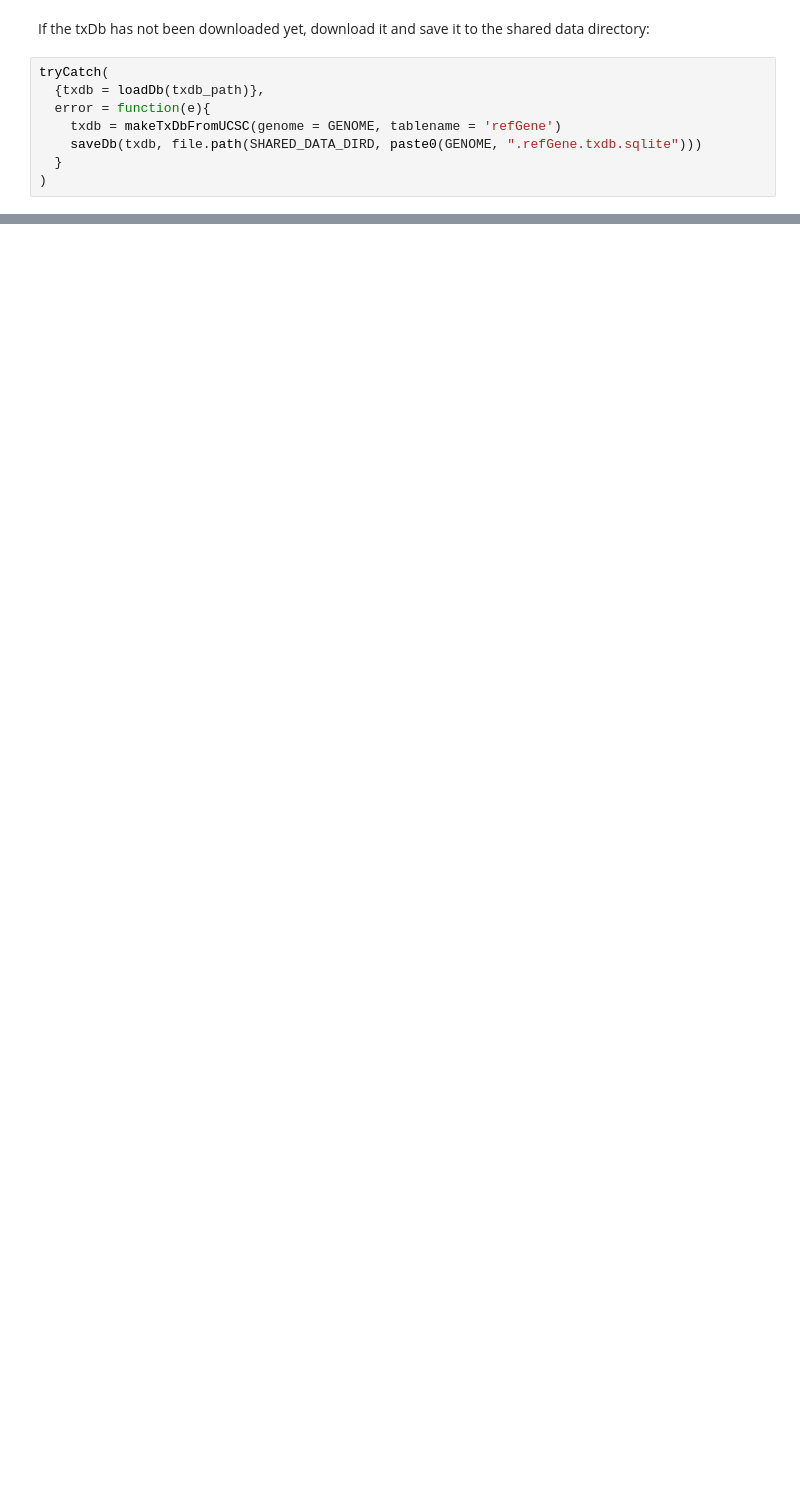
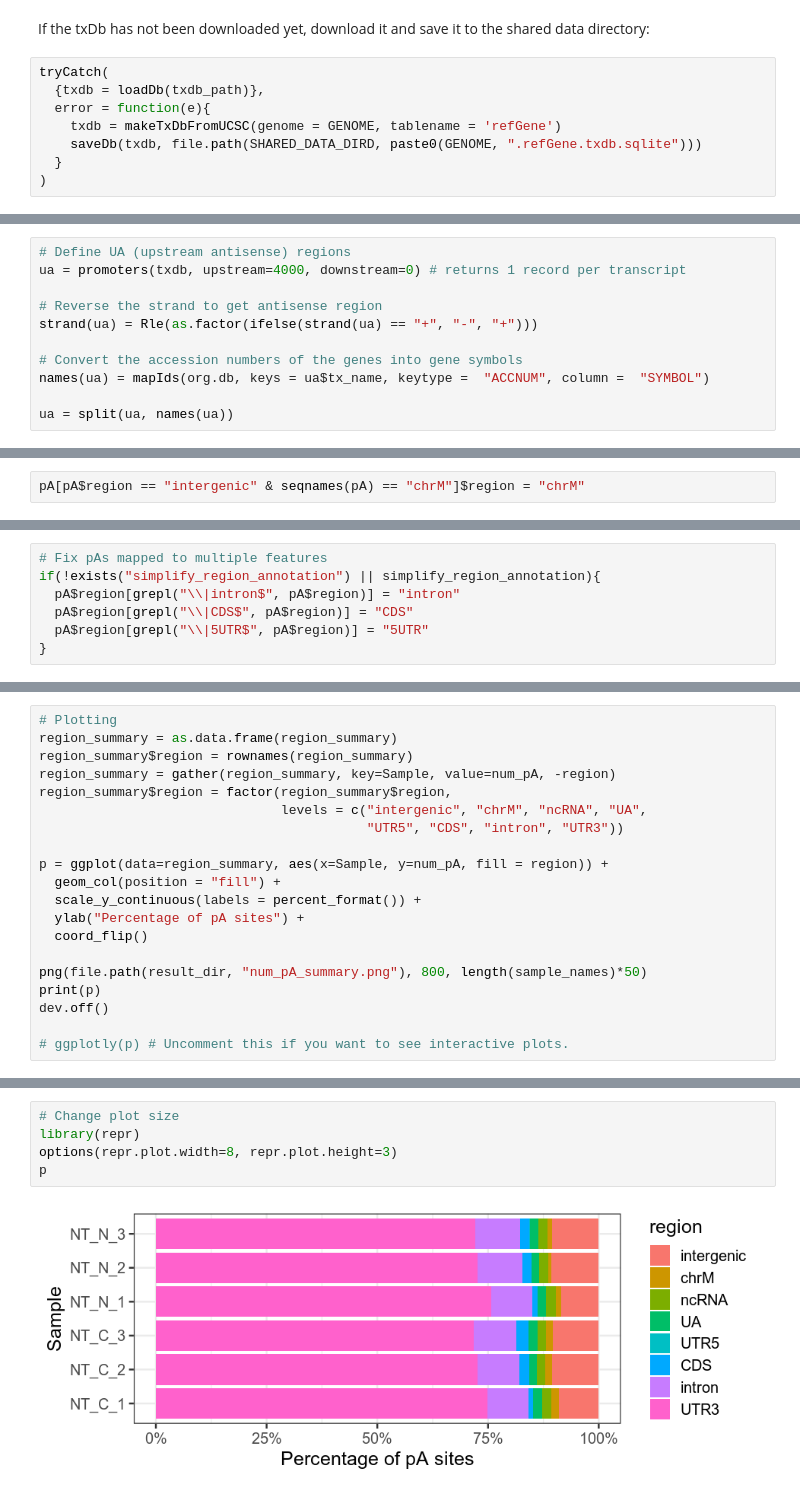
Before and after one commit to DinghaiZ/3-prime-READS-plus, a Jupyter notebook: projects/project_1/experiment_1/notebooks/Part-2.ipynb, the cells around one changed output, grey strips where cells are left out. Saved outputs shown, nothing was run; the diff lists cells and outputs as text; blank space fills up the shorter version.

```diff
--- a/projects/project_1/experiment_1/notebooks/Part-2.ipynb
+++ b/projects/project_1/experiment_1/notebooks/Part-2.ipynb
@@ -741,0 +449,11 @@ pA.df$description = mapIds(org.db, keys = pA.df$gene_symbol, keytype =  "SYMBOL"
+# %%
+# Define UA (upstream antisense) regions
+ua = promoters(txdb, upstream=4000, downstream=0) # returns 1 record per transcript
+
+# Reverse the strand to get antisense region
+strand(ua) = Rle(as.factor(ifelse(strand(ua) == "+", "-", "+")))
+
+# Convert the accession numbers of the genes into gene symbols
+names(ua) = mapIds(org.db, keys = ua$tx_name, keytype =  "ACCNUM", column =  "SYMBOL")
+
+ua = split(ua, names(ua))
@@ -741,0 +478,2 @@ pA.df$description = mapIds(org.db, keys = pA.df$gene_symbol, keytype =  "SYMBOL"
+# %%
+pA[pA$region == "intergenic" & seqnames(pA) == "chrM"]$region = "chrM"
@@ -741,0 +483,7 @@ pA.df$description = mapIds(org.db, keys = pA.df$gene_symbol, keytype =  "SYMBOL"
+# %%
+# Fix pAs mapped to multiple features
+if(!exists("simplify_region_annotation") || simplify_region_annotation){
+  pA$region[grepl("\\|intron$", pA$region)] = "intron"
+  pA$region[grepl("\\|CDS$", pA$region)] = "CDS"
+  pA$region[grepl("\\|5UTR$", pA$region)] = "5UTR"
+}
@@ -741,0 +552,20 @@ pA.df$description = mapIds(org.db, keys = pA.df$gene_symbol, keytype =  "SYMBOL"
+# %%
+# Plotting
+region_summary = as.data.frame(region_summary)
+region_summary$region = rownames(region_summary)
+region_summary = gather(region_summary, key=Sample, value=num_pA, -region)
+region_summary$region = factor(region_summary$region,
+                               levels = c("intergenic", "chrM", "ncRNA", "UA",
+                                          "UTR5", "CDS", "intron", "UTR3"))
+
+p = ggplot(data=region_summary, aes(x=Sample, y=num_pA, fill = region)) +
+  geom_col(position = "fill") +
+  scale_y_continuous(labels = percent_format()) +
+  ylab("Percentage of pA sites") +
+  coord_flip()
+
+png(file.path(result_dir, "num_pA_summary.png"), 800, length(sample_names)*50)
+print(p)
+dev.off()
+
+# ggplotly(p) # Uncomment this if you want to see interactive plots.
@@ -741,0 +575,7 @@ pA.df$description = mapIds(org.db, keys = pA.df$gene_symbol, keytype =  "SYMBOL"
+# %%
+# Change plot size
+library(repr)
+options(repr.plot.width=8, repr.plot.height=3)
+p
+# %% [output]
+[figure, added]
```
Also changed, not shown: parts of 79 cells of this notebook, 4 other files.
